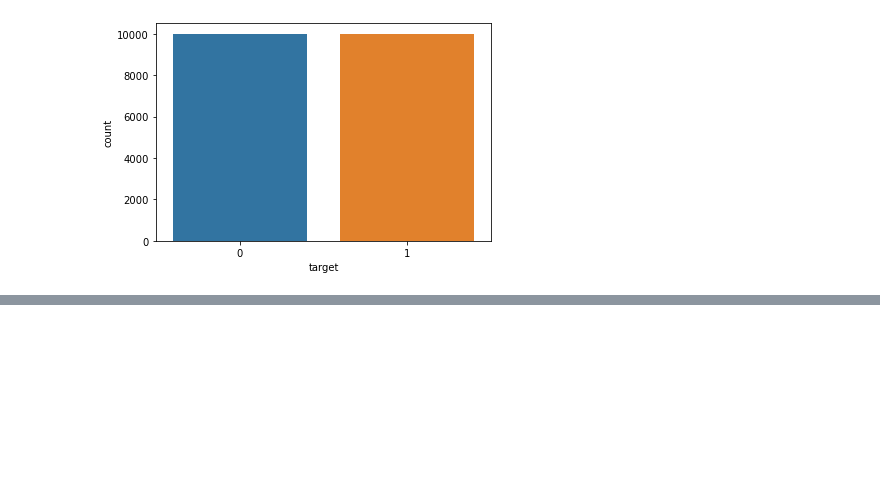
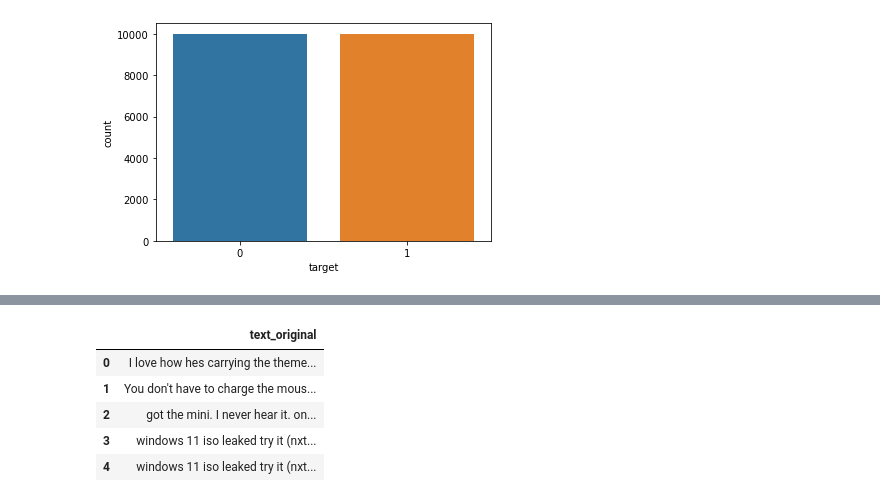
Before and after one commit to thaddeuscleo/YoutubeCommSentiment, a Jupyter notebook: main.ipynb, the cells around one changed output, grey strips where cells are left out. Drawn from its saved outputs; the diff is of its cells as text; code cells hidden in the pictures; blank space fills up the shorter version.

```diff
--- a/main.ipynb
+++ b/main.ipynb
@@ -65,0 +101,10 @@ df.head(10)
+# %%
+test_df = pd.read_csv('data.csv', usecols=['text_original'])
+test_df.head()
+# %% [output]
+|  | text_original |
+| 0 | I love how hes carrying the theme... |
+| 1 | You don't have to charge the mous... |
+| 2 | got the mini. I never hear it. on... |
+| 3 | windows 11 iso leaked try it (nxt... |
+| 4 | windows 11 iso leaked try it (nxt... |
```
Also changed, not shown: parts of 7 cells of this notebook.
